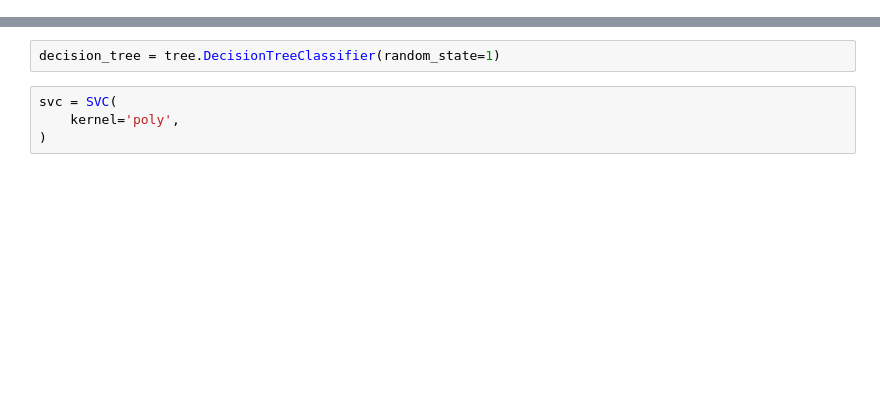
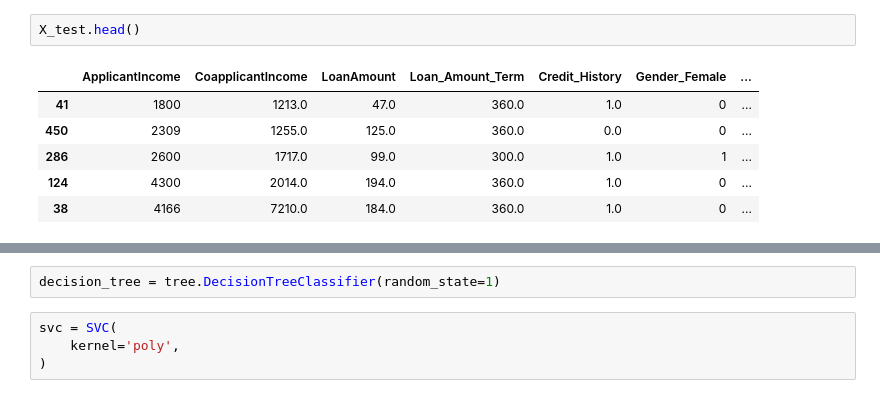
Before and after one commit to proafxin/ensemble-learning, a Jupyter notebook: comparison.ipynb, the cells around one changed output, grey strips where cells are left out. Drawn from its saved outputs; the diff is of its cells as text; blank space fills up the shorter version.

```diff
--- a/comparison.ipynb
+++ b/comparison.ipynb
@@ -107,3 +92,12 @@ X_train.head()
+# %%
+X_test.head()
+# %% [output]
+|  | ApplicantIncome | CoapplicantIncome | LoanAmount | Loan_Amount_Term | Credit_History | Gender_Female | ... |
+| 41 | 1800 | 1213.0 | 47.0 | 360.0 | 1.0 | 0 | ... |
+| 450 | 2309 | 1255.0 | 125.0 | 360.0 | 0.0 | 0 | ... |
+| 286 | 2600 | 1717.0 | 99.0 | 300.0 | 1.0 | 1 | ... |
+| 124 | 4300 | 2014.0 | 194.0 | 360.0 | 1.0 | 0 | ... |
+| 38 | 4166 | 7210.0 | 184.0 | 360.0 | 1.0 | 0 | ... |
 # %%
 Y_train.head()
 # %% [output]
```
Also changed, not shown: parts of 33 cells of this notebook.
